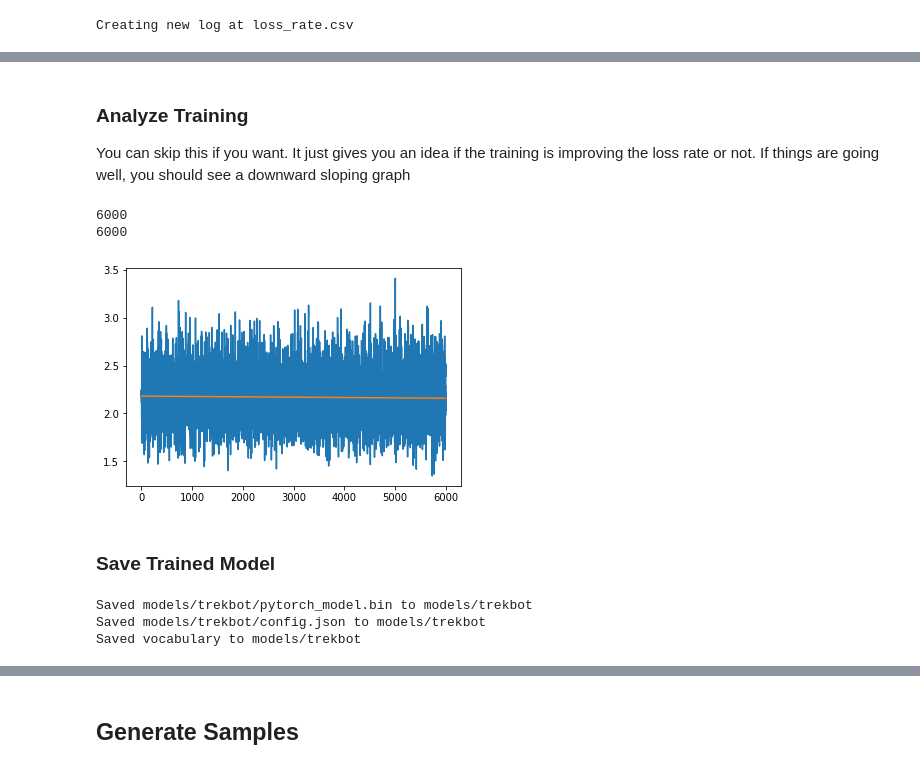
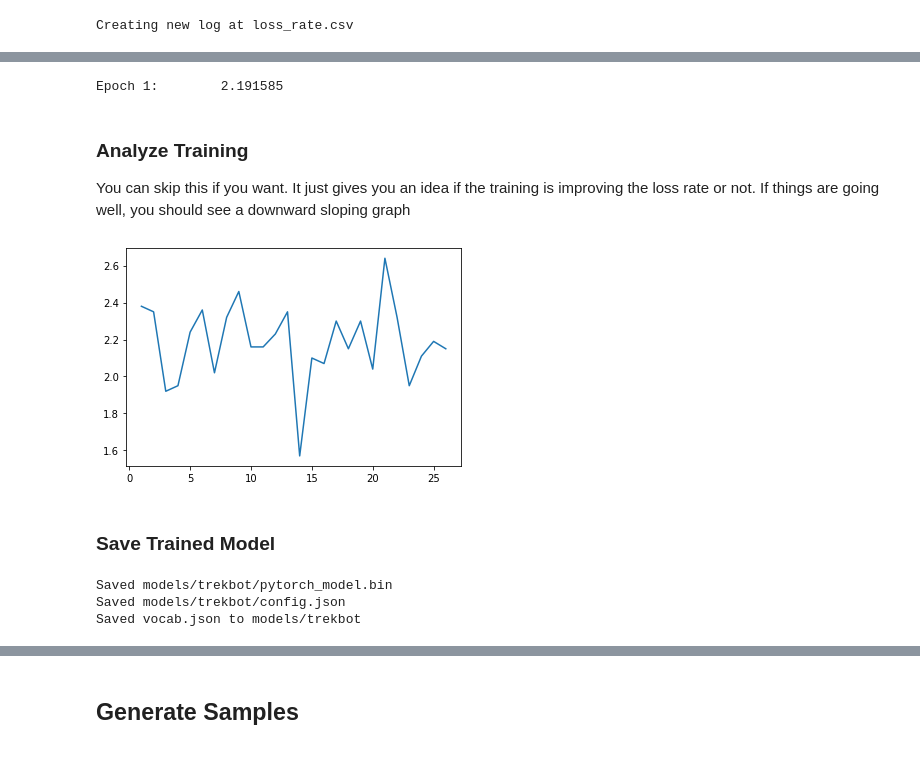
Before and after one commit to alexcg1/trekbot_script-writer, a Jupyter notebook: trekbot_script_generator.ipynb, the cells around one changed output, grey strips where cells are left out. Saved outputs shown, nothing was run; the diff lists cells and outputs as text; code cells hidden in the pictures.

```diff
--- a/trekbot_script_generator.ipynb
+++ b/trekbot_script_generator.ipynb
@@ -97,3 +119,8 @@ Unpacking objects: 100% (47/47), done.
+# %%
+BATCH_SIZE = 3
+EPOCHS = 1
+LEARNING_RATE = 0.000000001
+WARMUP_STEPS = 10000
 # %%
 FILENAME_SUFFIX = str(datetime.now())[:10]
 
@@ -147,6 +146,3 @@ Loaded 6000 scripts from dataset
-# %%
-LEARNING_RATE = 0.00006 # Faster uses more GPU?
-WARMUP_STEPS = 10000
 # %%
 model = model.to(device)
 model.train() # Start training mode
@@ -184 +175,8 @@ progress_bar = IntProgress(min=0, max=total) # instantiate the bar
+# %%
+# Setup logging stuff
+
+from statistics import mean
+batch_count = 0
+epoch_losses = []
+mean_losses = []
 # %%
@@ -259,26 +272,44 @@ End: 01:44:30
+# %%
+# print(epoch_losses)
+for idx, loss in enumerate(epoch_losses):
+  # WHy /2? I think bc of dataset_batch_size (not training_batch_size) or something.
+  # Hell if I know. Training stops successfully at what looks like 50% so whatever I'm printing as progress indicator is wrong
+  print(f"Epoch {idx+1}:\t{round(epoch_loss/(total/2), 6)}")
+# %% [output]
+Epoch 1:        2.191585
 # %% [markdown]
 ### Analyze Training
 
 You can skip this if you want. It just gives you an idea if the training is improving the loss rate or not. If things are going well, you should see a downward sloping graph
-# %%
-y = np.array(losses[0:6000])
-x = np.array(range(total))
-print(len(y))
-print(len(x))
-m, b = np.polyfit(x, y, 1)
-
-from matplotlib import pyplot as plt
-plt.plot(x, y)
-plt.plot(x, m*x + b)
-plt.show()
-# %% [output]
-6000
-6000
-[figure, removed]
+# %%
+sample_every = 250
+sampled_losses = []
+
+counter = 0
+for loss in losses:
+  counter += 1
+  if counter == sample_every:
+    counter = 0
+    sampled_losses.append(loss)
+
+from matplotlib import pyplot as plt
+
+y = np.array(sampled_losses)
+x = []
+i = 1
+for point in y:
+  x.append(i)
+  i += 1
+
+x = np.array(x)
+
+plt.plot(x, y) # show raw data
+plt.show()
+# %% [output]
+[figure, added]
 # %% [markdown]
 ### Save Trained Model
 # %%
-# os.chdir("/kaggle/working")
 os.mkdir(OUTPUT_MODEL_DIR)
 
 from transformers import WEIGHTS_NAME, CONFIG_NAME
@@ -286,12 +317,12 @@ output_model_file = os.path.join(OUTPUT_MODEL_DIR, WEIGHTS_NAME)
 output_config_file = os.path.join(OUTPUT_MODEL_DIR, CONFIG_NAME)
 
 torch.save(model.state_dict(), output_model_file)
-print(f"Saved {output_model_file} to {OUTPUT_MODEL_DIR}")
+print(f"Saved {output_model_file}")
 model.config.to_json_file(output_config_file)
-print(f"Saved {output_config_file} to {OUTPUT_MODEL_DIR}")
+print(f"Saved {output_config_file}")
 tokenizer.save_vocabulary(OUTPUT_MODEL_DIR)
-print(f"Saved vocabulary to {OUTPUT_MODEL_DIR}")
+print(f"Saved vocab.json to {OUTPUT_MODEL_DIR}")
 # %% [output]
-Saved models/trekbot/pytorch_model.bin to models/trekbot
-Saved models/trekbot/config.json to models/trekbot
-Saved vocabulary to models/trekbot
+Saved models/trekbot/pytorch_model.bin
+Saved models/trekbot/config.json
+Saved vocab.json to models/trekbot
```
Also changed, not shown: parts of 44 cells of this notebook.
